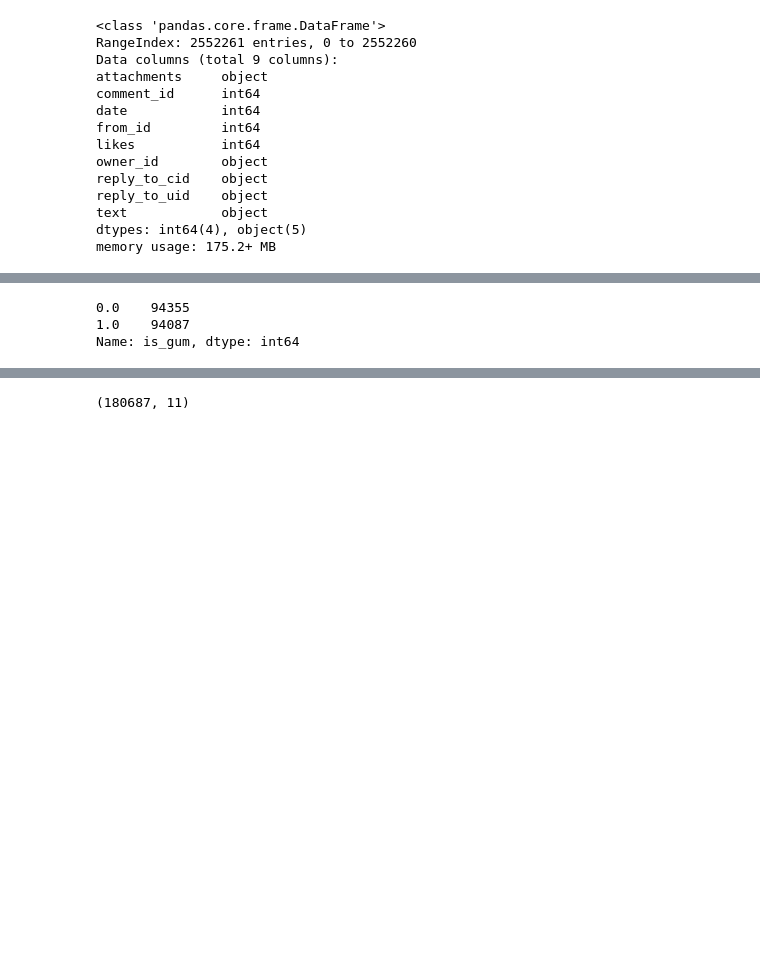
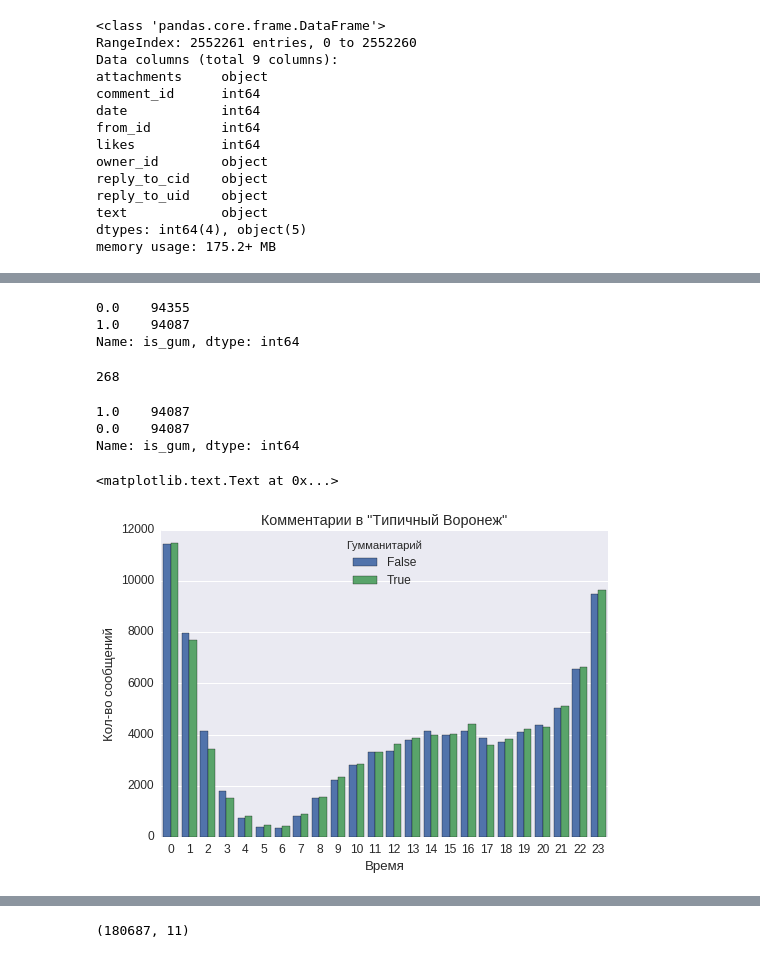
Before and after one commit to EvgenyKashin/CommentsAnalysis, a Jupyter notebook: analysis.ipynb, the cells around one changed output, grey strips where cells are left out. Saved outputs shown, nothing was run; the diff lists cells and outputs as text; code cells hidden in the pictures; blank space fills up the shorter version.

```diff
--- a/analysis.ipynb
+++ b/analysis.ipynb
@@ -462,6 +470,2 @@ array([[None, 978518, 1393187904, 11909034, 1, '-33041211', None, None,
 # %%
-comments_merged.is_gum.value_counts()
+comments_merged['Гумманитарий'] = comments_merged.is_gum
-# %% [output]
-0.0    94355
-1.0    94087
-Name: is_gum, dtype: int64
@@ -467,0 +474,21 @@ Name: is_gum, dtype: int64
+# %%
+merged_vc = comments_merged.is_gum.value_counts()
+merged_vc
+# %% [output]
+0.0    94355
+1.0    94087
+Name: is_gum, dtype: int64
+# %%
+delta = merged_vc[0] - merged_vc[1]
+delta
+# %% [output]
+268
+# %%
+index_to_del = np.random.choice(comments_merged[comments_merged.is_gum == 0].index, delta, replace=False)
+# %%
+merged_ = comments_merged.drop(index_to_del)
+merged_.is_gum.value_counts()
+# %% [output]
+1.0    94087
+0.0    94087
+Name: is_gum, dtype: int64
@@ -467,0 +497,9 @@ Name: is_gum, dtype: int64
+# %%
+sns.set(font_scale=1.2)
+g = sns.countplot(x='hour', hue='Гумманитарий', data=merged_, saturation=0.9)
+g.set_ylabel('Кол-во сообщений')
+g.set_xlabel('Время')
+plt.title('Комментарии в "Типичный Воронеж"')
+# %% [output]
+<matplotlib.text.Text at 0x...>
+[figure, added]
```
Also changed, not shown: parts of 10 cells of this notebook.
